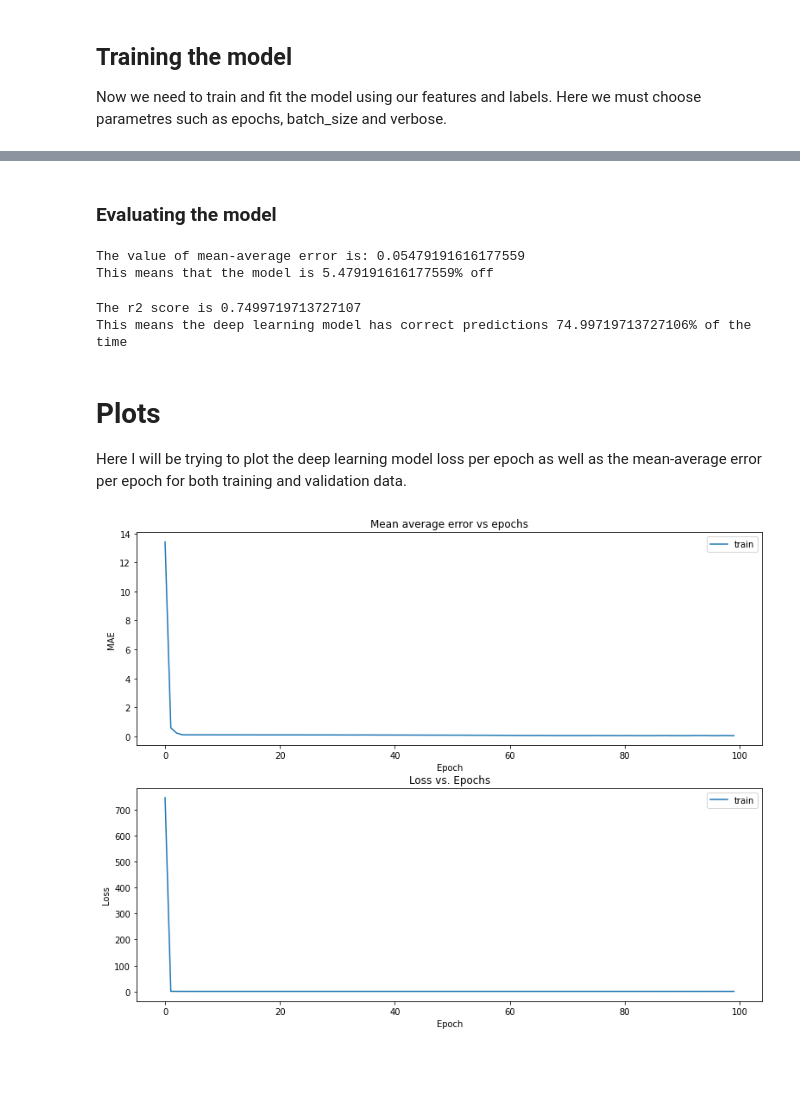
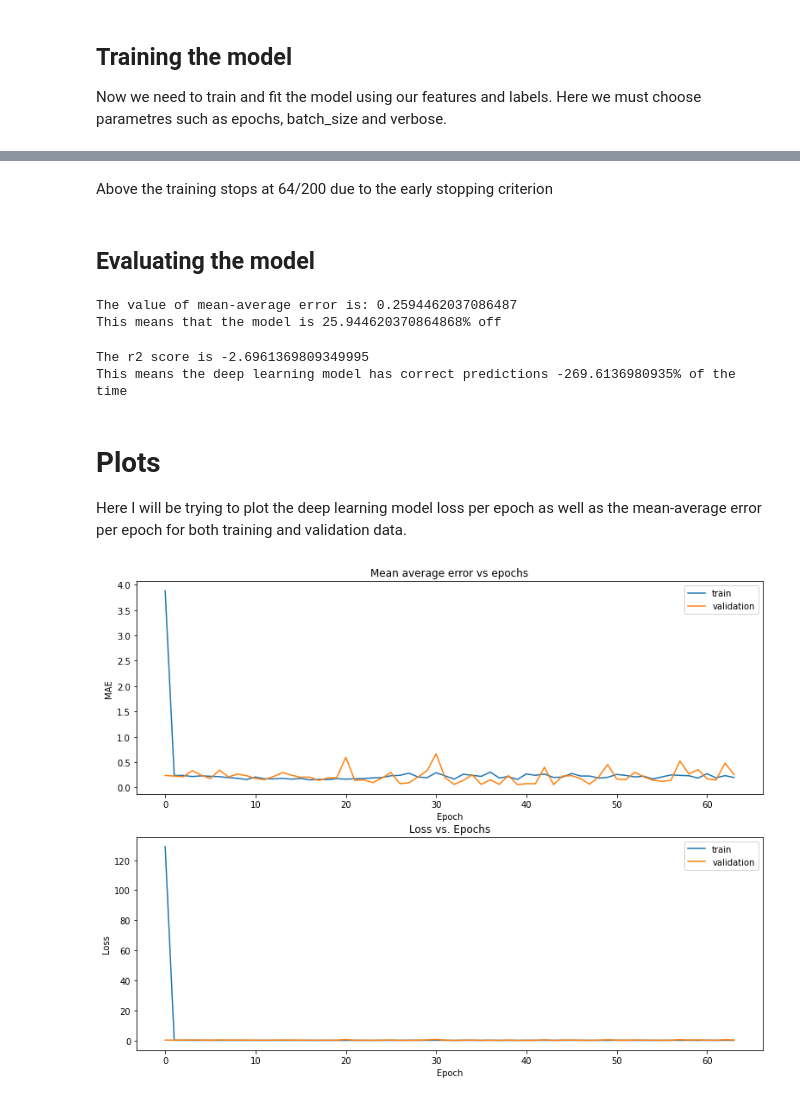
Before and after one commit to taheeraahmed/Regression-model, a Jupyter notebook: regression_model.ipynb, the cells around one changed output, grey strips where cells are left out. Saved outputs shown, nothing was run; the diff lists cells and outputs as text; code cells hidden in the pictures; blank space fills up the shorter version.

Commit message:
Adding plots

```diff
--- a/regression_model.ipynb
+++ b/regression_model.ipynb
@@ -86,13 +86,13 @@ def create_model(features):
     model.add(input)
 
     # Adding the hidden layer to the model
-    model.add(Dense(20, activation='relu'))
+    model.add(Dense(100, activation='relu'))
 
     # Adding the output layer to model
     model.add(Dense(1))
 
     # Adding an optimizer to the model
-    opt = Adam(learning_rate=0.1)
+    opt = Adam(learning_rate=0.001)
     model.compile(loss ='mse', metrics =['mae'], optimizer = opt)
 
     print(model.summary())
@@ -122,7 +124,9 @@ None
+# %%
+stop = EarlyStopping(monitor = 'val_loss',mode='min',patience = 20)
 # %% [markdown]
 ## Training the model
 
 Now we need to train and fit the model using our features and labels. Here we must choose parametres such as epochs, batch_size and verbose.
 # %%
-history = model.fit(features_training_set, labels_training_set, epochs = 100, batch_size = 6, verbose = 1)
+history = model.fit(features_training_set, labels_training_set, epochs = 200, batch_size = 1, verbose = 1, validation_split=.3, callbacks=[stop])
 # %% [output]
@@ -146,43 +150,50 @@ Epoch 100/100
+# %% [markdown]
+Above the training stops at 64/200 due to the early stopping criterion
 # %% [markdown]
-### Evaluating the model
+## Evaluating the model
 # %%
 val_mse, val_mae = model.evaluate(features_training_set, labels_training_set, verbose = 0)
 
 print(f"The value of mean-average error is: {val_mae}\nThis means that the model is {val_mae*100}% off")
 # %% [output]
-The value of mean-average error is: 0.05479191616177559
-This means that the model is 5.479191616177559% off
+The value of mean-average error is: 0.2594462037086487
+This means that the model is 25.944620370864868% off
 # %%
 y_predict = model.predict(features_test_set)
 r2 = r2_score(labels_test_set,y_predict)
 print(f"The r2 score is {r2}\nThis means the deep learning model has correct predictions {r2*100}% of the time")
 # %% [output]
-The r2 score is 0.7499719713727107
-This means the deep learning model has correct predictions 74.99719713727106% of the time
+The r2 score is -2.6961369809349995
+This means the deep learning model has correct predictions -269.6136980935% of the time
 # %% [markdown]
 # Plots
 
 Here I will be trying to plot the deep learning model loss per epoch as well as the mean-average error per epoch for both training and validation data.
 # %%
 
-train_history_mae = history.history['mae']
+train_mae = history.history['mae']
+train_mae_val = history.history['val_mae']
+
 fig = plt.figure(figsize=(13,10))
 ax1 = fig.add_subplot(2, 1, 1)
-ax1.plot(train_history_mae)
+ax1.plot(train_mae)
+ax1.plot(train_mae_val)
 ax1.set_title('Mean average error vs epochs')
 ax1.set_ylabel('MAE')
 ax1.set_xlabel('Epoch')
 ax1.legend(['train', 'validation'], loc='upper right')
 
 
-train_history_loss = history.history['loss']
+train_loss = history.history['loss']
+train_loss_val = history.history['val_mae']
 ax2 = fig.add_subplot(2, 1, 2)
-ax2.plot(train_history_loss)
+ax2.plot(train_loss)
+ax2.plot(train_loss_val)
 ax2.set_title('Loss vs. Epochs')
 ax2.set_ylabel('Loss')
 ax2.set_xlabel('Epoch')
 ax2.legend(['train', 'validation'], loc='upper right')
 
 plt.show()
 # %% [output]
-[figure, old version]
+[figure, new version]
```
Also changed, not shown: parts of 3 cells of this notebook.
